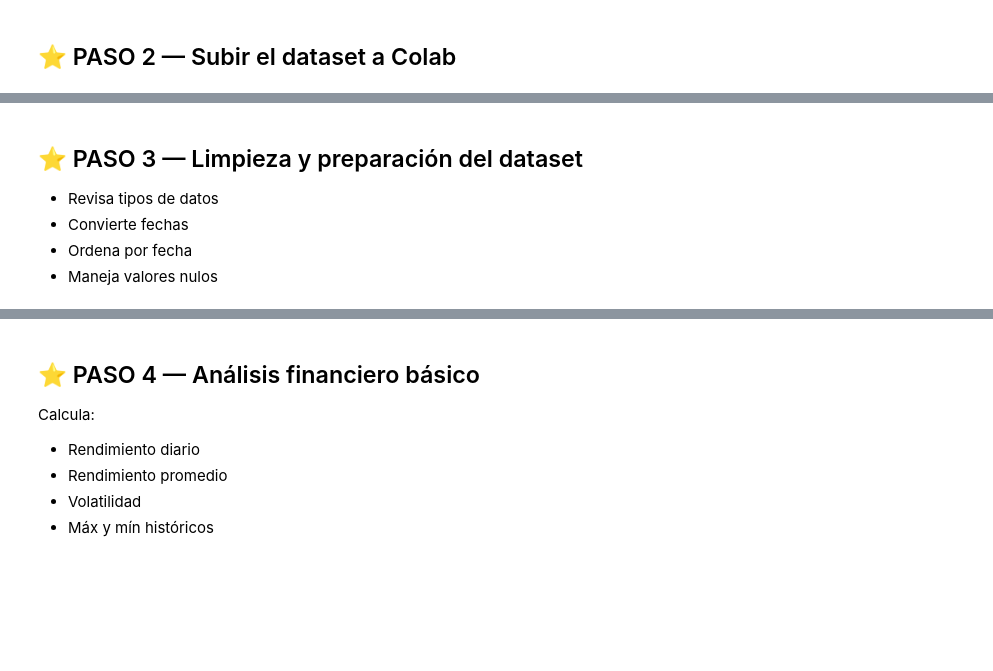
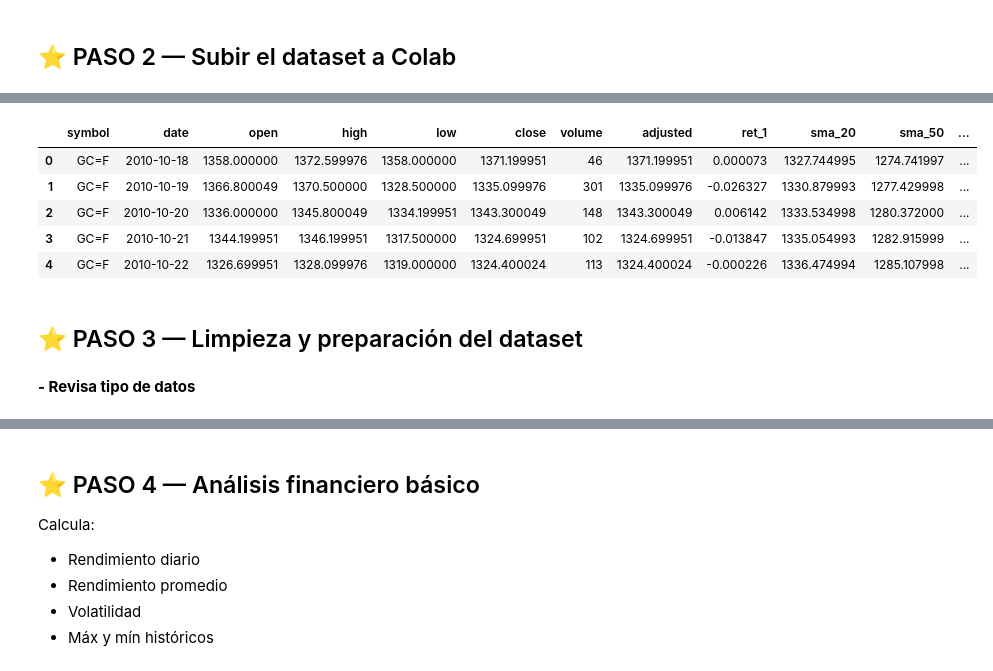
Before and after one commit to Maricielo-Gomez/Lenguajes-de-programacion, a Jupyter notebook: ExamenFinal_Analisis_Financiero.ipynb, the cells around one changed output, grey strips where cells are left out. Saved outputs shown, nothing was run; the diff lists cells and outputs as text; code cells hidden in the pictures; blank space fills up the shorter version.

```diff
--- a/ExamenFinal_Analisis_Financiero.ipynb
+++ b/ExamenFinal_Analisis_Financiero.ipynb
@@ -16,12 +22,14 @@ uploaded = files.upload()
 # %%
 import pandas as pd
 
-# TODO: cambia el nombre del archivo al que subiste
-# df = pd.read_csv('archivo.csv')
-# df.head()
+df = pd.read_csv('gold_prices_clean.csv')
+df.head() # Muestra las primeras 5 filas para verificar la carga
+# %% [output]
+|  | symbol | date | open | high | low | close | volume | adjusted | ret_1 | sma_20 | sma_50 | ... |
+| 0 | GC=F | 2010-10-18 | 1358.000000 | 1372.599976 | 1358.000000 | 1371.199951 | 46 | 1371.199951 | 0.000073 | 1327.744995 | 1274.741997 | ... |
+| 1 | GC=F | 2010-10-19 | 1366.800049 | 1370.500000 | 1328.500000 | 1335.099976 | 301 | 1335.099976 | -0.026327 | 1330.879993 | 1277.429998 | ... |
+| 2 | GC=F | 2010-10-20 | 1336.000000 | 1345.800049 | 1334.199951 | 1343.300049 | 148 | 1343.300049 | 0.006142 | 1333.534998 | 1280.372000 | ... |
+| 3 | GC=F | 2010-10-21 | 1344.199951 | 1346.199951 | 1317.500000 | 1324.699951 | 102 | 1324.699951 | -0.013847 | 1335.054993 | 1282.915999 | ... |
+| 4 | GC=F | 2010-10-22 | 1326.699951 | 1328.099976 | 1319.000000 | 1324.400024 | 113 | 1324.400024 | -0.000226 | 1336.474994 | 1285.107998 | ... |
 # %% [markdown]
 ## ⭐ PASO 3 — Limpieza y preparación del dataset
-- Revisa tipos de datos
-- Convierte fechas
-- Ordena por fecha
-- Maneja valores nulos
@@ -29,0 +36,2 @@ import pandas as pd
+# %% [markdown]
+**- Revisa tipo de datos**
```
Also changed, not shown: parts of 38 cells of this notebook.
